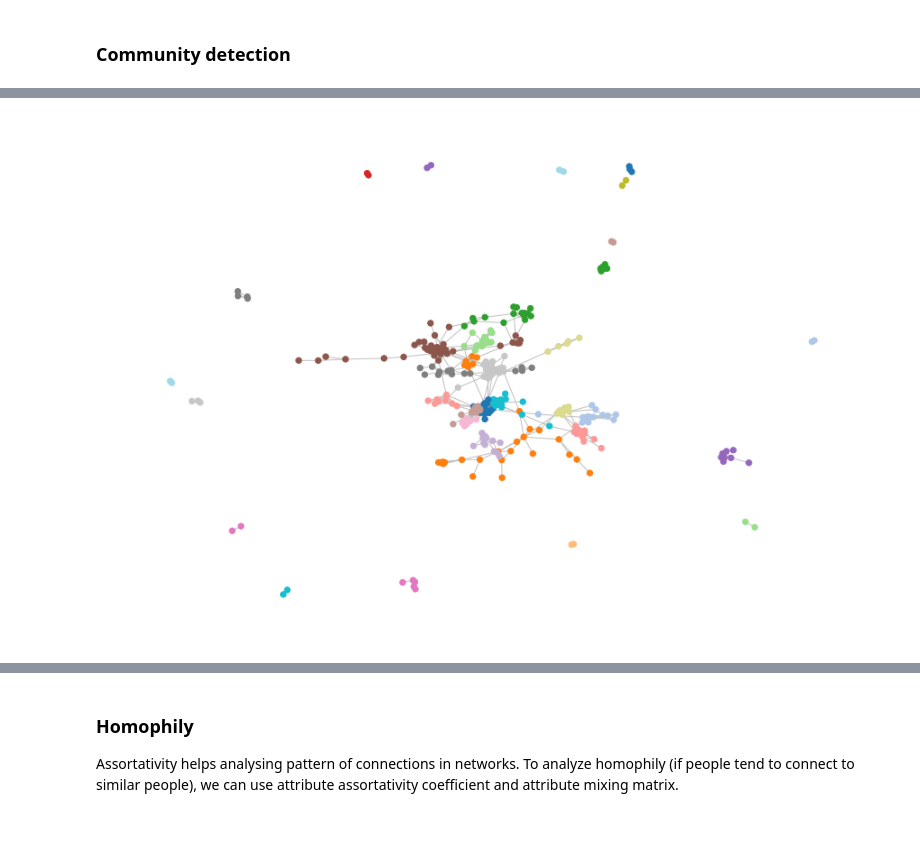
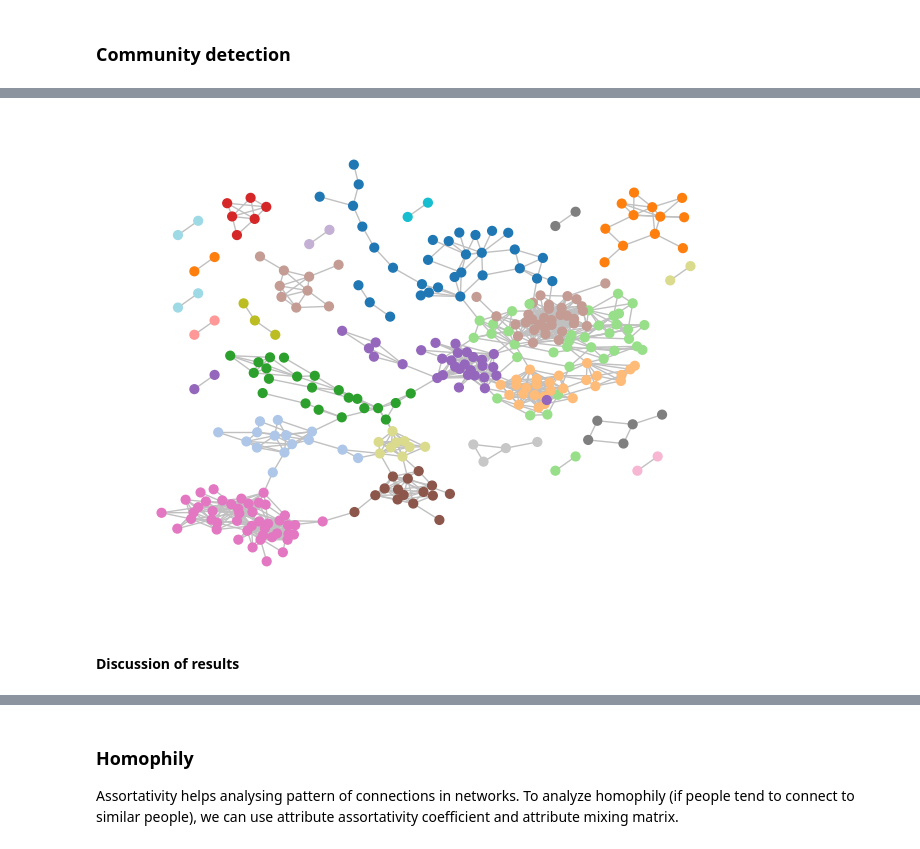
Before and after one commit to socialcomquant/css_methods_python_workshop, a Jupyter notebook: workshop2/2_network_analysis_solution.ipynb, the cells around one changed output, grey strips where cells are left out. Saved outputs shown, nothing was run; the diff lists cells and outputs as text; code cells hidden in the pictures.

```diff
--- a/workshop2/2_network_analysis_solution.ipynb
+++ b/workshop2/2_network_analysis_solution.ipynb
@@ -219,3 +239,0 @@ louvain_snapshot1 = louvain_communities(G=G_bt_snapshot1, weight='weight', seed=
-# %%
-def get_partition(communities):
-    return dict(sorted({node: community for community in range(len(communities)) for node in list(communities[community])}.items()))
@@ -222 +247,5 @@ def get_partition(communities):
+# %%
+def get_partition(G, communities):
+    d = dict(sorted({node: community for community in range(len(communities)) for node in list(communities[community])}.items()))
+    return {node: d[node] for node in G.nodes()}
 # %%
@@ -257,4 +270,10 @@ Will add when we have snapshot 4 ready with attributes or pickle version..
 # %%
-G_bt_snapshot4 = nx.read_gml('./data/G_bt_snapshot4.gml')
+with open('results/G_bt_snapshot4.pickle', 'rb') as f:
+    G_bt_snapshot4 = pickle.load(f)
 # %%
-louvain_snapshot4 = louvain_communities(G=G_bt_snapshot4, weight='weight', seed=42)
+louvain_snapshot4 = louvain_communities(
+    G = G_bt_snapshot4,
+    weight = 'weight',
+    resolution = .25,
+    seed = 42
+)
@@ -276,12 +280,13 @@ plt.show()
 # %%
-community_id_snapshot4 = [get_partition(louvain_snapshot4)[node] for node in G_bt_snapshot4.nodes()]
-pos = nx.spring_layout(G_bt_snapshot4)
-
-fig = plt.figure(figsize=(12,8))
-nx.draw(G_bt_snapshot4, pos, edge_color = ['silver'] * len(G_bt_snapshot4.edges()),
-        cmap = plt.cm.tab20, node_color = community_id_snapshot4, node_size = 40)
-
-plt.savefig('./results/G_bt_snapshot4_lighter_colors.png')
-plt.savefig('./results/G_bt_snapshot4_lighter_colors.pdf')
+nx.draw(
+    G = G_bt_snapshot4,
+    pos = nx.get_node_attributes(G=G_bt_snapshot4, name='pos'),
+    node_size = 40,
+    node_color = list(get_partition(G=G_bt_snapshot4, communities=louvain_snapshot4).values()),
+    edge_color = 'silver',
+    cmap = plt.cm.tab20
+)
 # %% [output]
-[figure, old version]
+[figure, new version]
+# %% [markdown]
+#### Discussion of results
```
Also changed, not shown: parts of 45 cells of this notebook, 9 other files.
